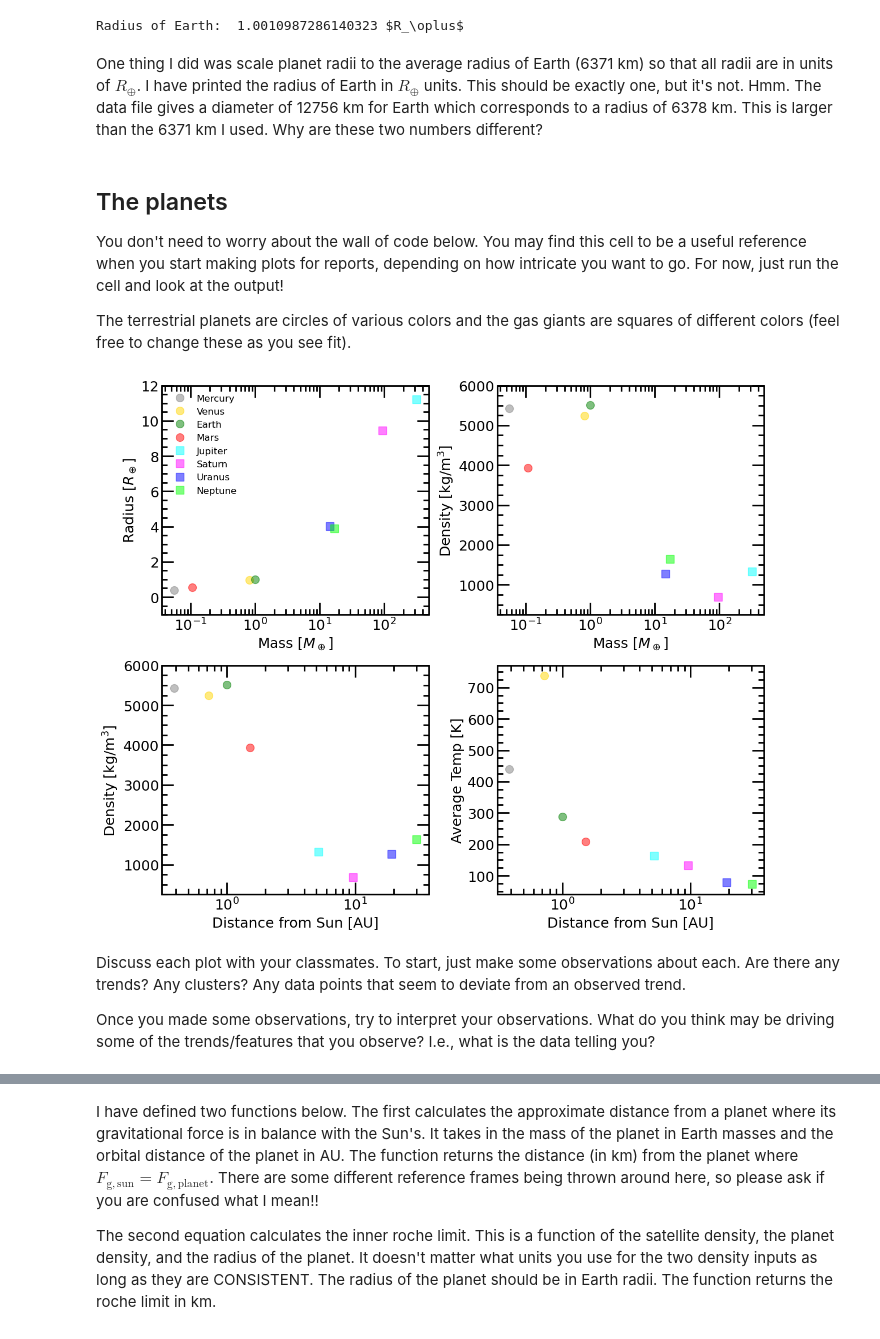
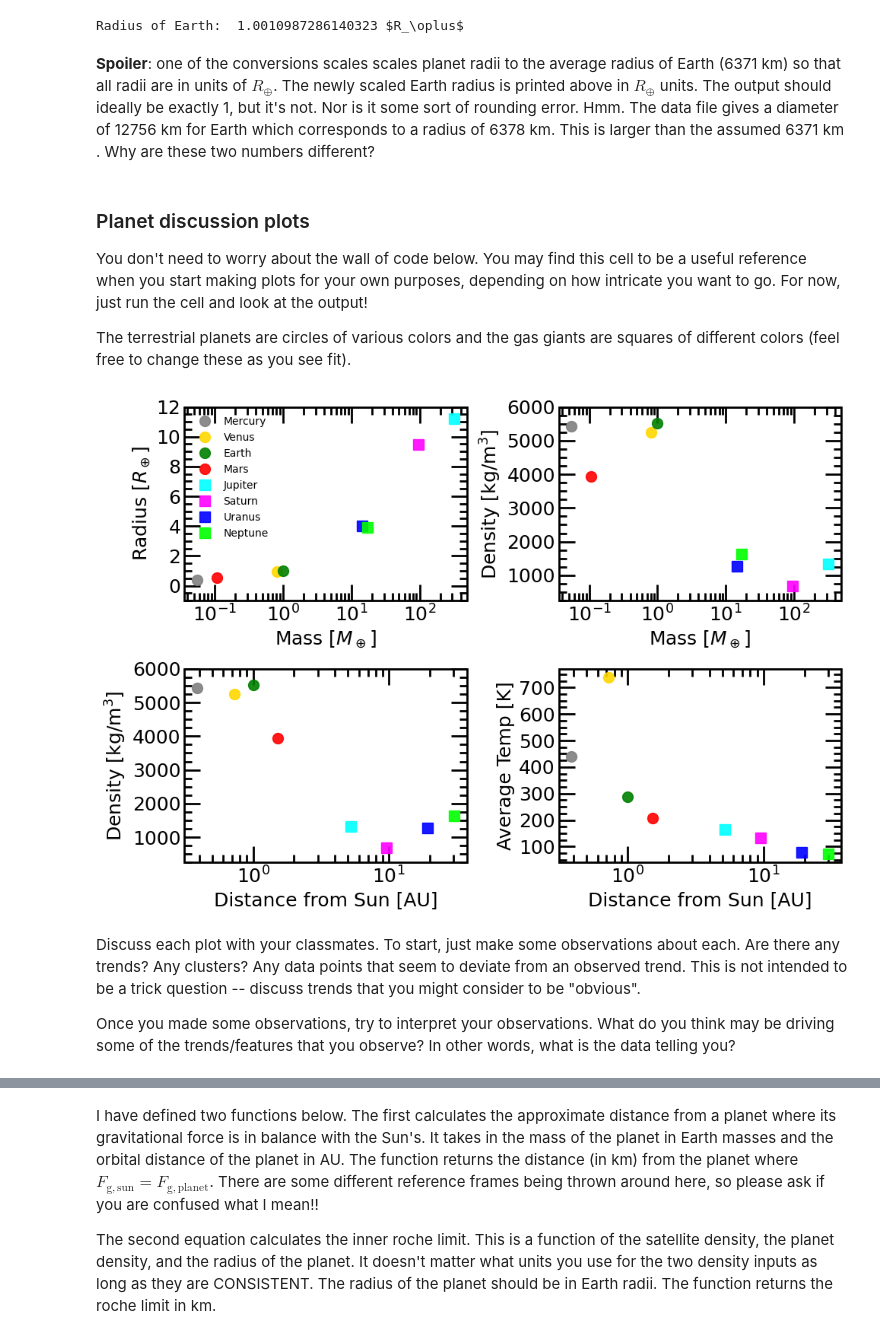
Before and after one commit to schulze61/ExoClass, a Jupyter notebook: tour_of_the_solar_system/Tour of the Solar System.ipynb, the cells around one changed output, grey strips where cells are left out. Saved outputs shown, nothing was run; the diff lists cells and outputs as text; code cells hidden in the pictures.

```diff
--- a/tour_of_the_solar_system/Tour of the Solar System.ipynb
+++ b/tour_of_the_solar_system/Tour of the Solar System.ipynb
@@ -51,40 +55,55 @@ print('Radius of Earth: ', planets['radius'].iloc[2], r'$R_\oplus$')
 # %% [output]
 Radius of Earth:  1.0010987286140323 $R_\oplus$
 # %% [markdown]
-One thing I did was scale planet radii to the average radius of Earth (6371 km) so that all radii are in units of $R_\oplus$. I have printed the radius of Earth in $R_\oplus$ units. This should be exactly one, but it's not. Hmm. The data file gives a diameter of 12756 km for Earth which corresponds to a radius of 6378 km. This is larger than the 6371 km I used. Why are these two numbers different?
+**Spoiler**: one of the conversions scales scales planet radii to the average radius of Earth (6371 km) so that all radii are in units of $R_\oplus$. The newly scaled Earth radius is printed above in $R_\oplus$ units. The output should ideally be exactly 1, but it's not. Nor is it some sort of rounding error. Hmm. The data file gives a diameter of 12756 km for Earth which corresponds to a radius of 6378 km. This is larger than the assumed 6371 km . Why are these two numbers different?
 # %% [markdown]
-## The planets
+### Planet discussion plots
 
-You don't need to worry about the wall of code below. You may find this cell to be a useful reference when you start making plots for reports, depending on how intricate you want to go. For now, just run the cell and look at the output!
+You don't need to worry about the wall of code below. You may find this cell to be a useful reference when you start making plots for your own purposes, depending on how intricate you want to go. For now, just run the cell and look at the output!
 
 The terrestrial planets are circles of various colors and the gas giants are squares of different colors (feel free to change these as you see fit).
 # %%
 from matplotlib.ticker import (MultipleLocator, AutoMinorLocator)
 import matplotlib.ticker as ticker
 
-fig, ax = plt.subplots(2,2, figsize = (12,10))
+#initialize figure
+fig, ax = plt.subplots(2,2, figsize = (10, 7))
 
+#symbol and color lists for the various planets.
 symbol_list = ['o', 'o', 'o', 'o', 's', 's', 's', 's']
 color_list = ['gray', 'gold', 'green', 'red', 'cyan', 'magenta', 'blue', 'lime']
+
+#tick parameters
+major_tick_length = 15
+minor_tick_length = 7.5
+tick_label_size = 18
+top_ticks = True
+right_ticks = True
+tick_width = 2
+markersize = 10
+symbol_alpha = 0.9
+axis_label_size = 18
 
 
 #top left
 for i in range(0, len(planets)):
     ax[0,0].plot(planets['mass'].iloc[i], planets['radius'].iloc[i], lw = 0, color = color_list[i],
-                 marker = symbol_list[i], markersize = 10, alpha = 0.5, label = planets['planet'].iloc[i])
+                 marker = symbol_list[i],markersize = markersize, alpha = symbol_alpha, label = planets['planet'].iloc[i])
 
-ax[0,0].legend(fontsize = 12, frameon = False)
+ax[0,0].legend(fontsize = 10, frameon = False)
 ax[0,0].set_xscale('log')
 ax[0,0].patch.set_edgecolor('black')
 ax[0,0].patch.set_linewidth(2)
-ax[0,0].tick_params(which = 'major', direction = 'in', length = 15, labelsize = 18, top = True, right = True, width = 2)
-ax[0,0].tick_params(which = 'minor', direction = 'in', length = 7.5, top = True, right = True, width = 2)
+ax[0,0].tick_params(which = 'major', direction = 'in', length = major_tick_length, labelsize = tick_label_size,
+                     top = top_ticks,  right = right_ticks, width = tick_width)
+ax[0,0].tick_params(which = 'minor', direction = 'in',length = minor_tick_length, top = top_ticks,
+                    right = right_ticks, width = tick_width)
 ax[0,0].yaxis.set_major_locator(MultipleLocator(2.0))
 ax[0,0].yaxis.set_major_formatter('{x:.0f}')
 ax[0,0].set_ylim(-1, 12)
 ax[0,0].yaxis.set_minor_locator(MultipleLocator(0.5))
-ax[0,0].set_xlabel(r'Mass [$M_\oplus$]', fontsize = 18)
-ax[0,0].set_ylabel(r'Radius [$R_\oplus$]', fontsize = 18)
+ax[0,0].set_xlabel(r'Mass [$M_\oplus$]', fontsize = axis_label_size)
+ax[0,0].set_ylabel(r'Radius [$R_\oplus$]', fontsize = axis_label_size)
 ax[0,0].xaxis.set_major_locator(MultipleLocator(100.0))
 majors = 10**np.linspace(-1, 2, 4)
 ax[0,0].xaxis.set_major_locator(ticker.FixedLocator(majors))
@@ -96,18 +115,19 @@ ax[0,0].xaxis.set_minor_locator(ticker.FixedLocator(minors))
 #top right
 for i in range(0, len(planets)):
     ax[0,1].plot(planets['mass'].iloc[i], planets['density'].iloc[i], lw = 0, color = color_list[i],
-                 marker = symbol_list[i], markersize = 10, alpha = 0.5)
+                 marker = symbol_list[i],markersize = markersize, alpha = symbol_alpha)
 ax[0,1].set_xscale('log')
 ax[0,1].patch.set_edgecolor('black')
 ax[0,1].patch.set_linewidth(2)
-ax[0,1].tick_params(which = 'major', direction = 'in', length = 15, labelsize = 18, top = True, right = True, width = 2)
-ax[0,1].tick_params(which = 'minor', direction = 'in', length = 7.5, top = True, right = True, width = 2)
+ax[0,1].tick_params(which = 'major', direction = 'in', length = major_tick_length,
+                    labelsize = tick_label_size,  top = top_ticks,  right = right_ticks, width = tick_width)
+ax[0,1].tick_params(which = 'minor', direction = 'in',length = minor_tick_length,  top = top_ticks,  right = right_ticks, width = tick_width)
 ax[0,1].yaxis.set_major_locator(MultipleLocator(1000.0))
 ax[0,1].yaxis.set_major_formatter('{x:.0f}')
 ax[0,1].set_ylim(250, 6000)
 ax[0,1].yaxis.set_minor_locator(MultipleLocator(250))
-ax[0,1].set_xlabel(r'Mass [$M_\oplus$]', fontsize = 18)
-ax[0,1].set_ylabel(r'Density [kg/m$^3$]', fontsize = 18)
+ax[0,1].set_xlabel(r'Mass [$M_\oplus$]', fontsize = axis_label_size)
+ax[0,1].set_ylabel(r'Density [kg/m$^3$]', fontsize = axis_label_size)
 majors = 10**np.linspace(-1, 2, 4)
 ax[0,1].xaxis.set_major_locator(ticker.FixedLocator(majors))
 minors = np.array([np.arange(1,10)*x for x in 10**np.linspace(-2, 3, 6)]).flatten()
@@ -117,49 +137,49 @@ ax[0,1].xaxis.set_minor_locator(ticker.FixedLocator(minors))
 #bottom left
 for i in range(0, len(planets)):
     ax[1,0].plot(planets['distance_from_sun'].iloc[i], planets['density'].iloc[i], lw = 0, color = color_list[i],
-                 marker = symbol_list[i], markersize = 10, alpha = 0.5)
+                 marker = symbol_list[i],markersize = markersize, alpha = symbol_alpha)
 ax[1,0].set_xscale('log')
 ax[1,0].patch.set_edgecolor('black')
 ax[1,0].patch.set_linewidth(2)
-ax[1,0].tick_params(which = 'major', direction = 'in', length = 15, labelsize = 18, top = True, right = True, width = 2)
-ax[1,0].tick_params(which = 'minor', direction = 'in', length = 7.5, top = True, right = True, width = 2)
+ax[1,0].tick_params(which = 'major', direction = 'in', length = major_tick_length, labelsize = tick_label_size,  top = top_ticks,  right = right_ticks, width = tick_width)
+ax[1,0].tick_params(which = 'minor', direction = 'in',length = minor_tick_length,  top = top_ticks,  right = right_ticks, width = tick_width)
 ax[1,0].yaxis.set_major_locator(MultipleLocator(1000.0))
 ax[1,0].yaxis.set_major_formatter('{x:.0f}')
 ax[1,0].set_ylim(250, 6000)
 ax[1,0].yaxis.set_minor_locator(MultipleLocator(250))
-ax[1,0].set_xlabel(r'Distance from Sun [AU]', fontsize = 18)
-ax[1,0].set_ylabel(r'Density [kg/m$^3$]', fontsize = 18)
+ax[1,0].set_xlabel(r'Distance from Sun [AU]', fontsize = axis_label_size)
+ax[1,0].set_ylabel(r'Density [kg/m$^3$]', fontsize = axis_label_size)
 majors = 10**np.linspace(0, 1, 2)
 ax[1,0].xaxis.set_major_locator(ticker.FixedLocator(majors))
 minors = np.array([np.arange(1,10)*x for x in 10**np.linspace(-1, 2, 4)]).flatten()
 ax[1,0].xaxis.set_minor_locator(ticker.FixedLocator(minors))
 
 #bottom right
 for i in range(0, len(planets)):
     ax[1,1].plot(planets['distance_from_sun'].iloc[i], planets['mean_temperature'].iloc[i], lw = 0, color = color_list[i],
-                 marker = symbol_list[i], markersize = 10, alpha = 0.5)
+                 marker = symbol_list[i],markersize = markersize, alpha = symbol_alpha)
 ax[1,1].set_xscale('log')
 ax[1,1].patch.set_edgecolor('black')
 ax[1,1].patch.set_linewidth(2)
-ax[1,1].tick_params(which = 'major', direction = 'in', length = 15, labelsize = 18, top = True, right = True, width = 2)
-ax[1,1].tick_params(which = 'minor', direction = 'in', length = 7.5, top = True, right = True, width = 2)
+ax[1,1].tick_params(which = 'major', direction = 'in', length = major_tick_length, labelsize = tick_label_size,  top = top_ticks,  right = right_ticks, width = tick_width)
+ax[1,1].tick_params(which = 'minor', direction = 'in',length = minor_tick_length,  top = top_ticks,  right = right_ticks, width = tick_width)
 ax[1,1].yaxis.set_major_locator(MultipleLocator(100.0))
 ax[1,1].yaxis.set_major_formatter('{x:.0f}')
 #ax[1,1].set_ylim(250, 6000)
 ax[1,1].yaxis.set_minor_locator(MultipleLocator(25))
-ax[1,1].set_xlabel(r'Distance from Sun [AU]', fontsize = 18)
-ax[1,1].set_ylabel(r'Average Temp [K]', fontsize = 18)
+ax[1,1].set_xlabel(r'Distance from Sun [AU]', fontsize = axis_label_size)
+ax[1,1].set_ylabel(r'Average Temp [K]', fontsize = axis_label_size)
 majors = 10**np.linspace(0, 1, 2)
 ax[1,1].xaxis.set_major_locator(ticker.FixedLocator(majors))
 minors = np.array([np.arange(1,10)*x for x in 10**np.linspace(-1, 2, 4)]).flatten()
 ax[1,1].xaxis.set_minor_locator(ticker.FixedLocator(minors))
 
 
 plt.tight_layout()
 # %% [output]
-[figure, old version]
+[figure, new version]
 # %% [markdown]
-Discuss each plot with your classmates. To start, just make some observations about each. Are there any trends? Any clusters? Any data points that seem to deviate from an observed trend.
+Discuss each plot with your classmates. To start, just make some observations about each. Are there any trends? Any clusters? Any data points that seem to deviate from an observed trend. This is not intended to be a trick question -- discuss trends that you might consider to be "obvious".
 
-Once you made some observations, try to interpret your observations. What do you think may be driving some of the trends/features that you observe? I.e., what is the data telling you?
+Once you made some observations, try to interpret your observations. What do you think may be driving some of the trends/features that you observe? In other words, what is the data telling you?
 # %% [markdown]
```
Also changed, not shown: parts of 19 cells of this notebook.
